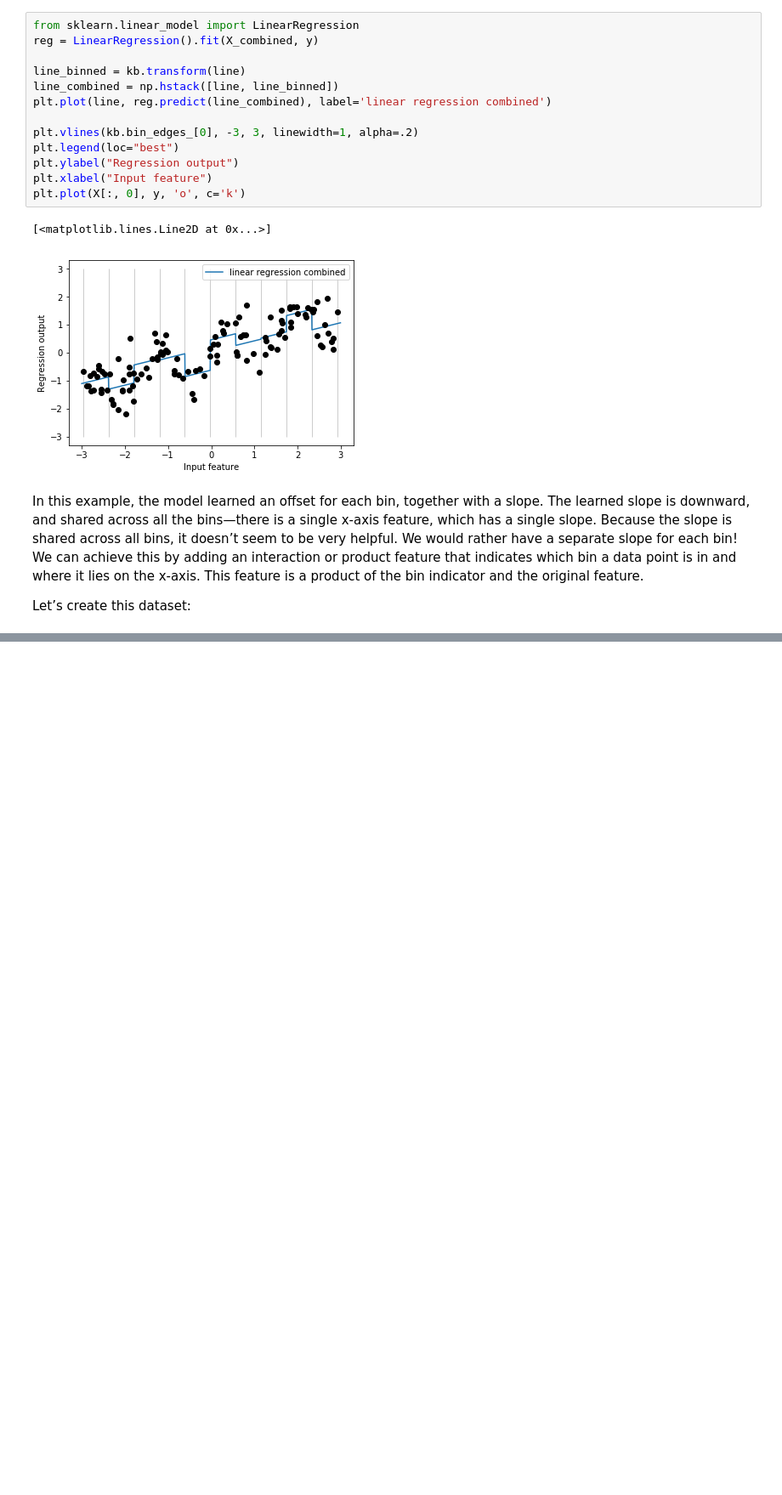
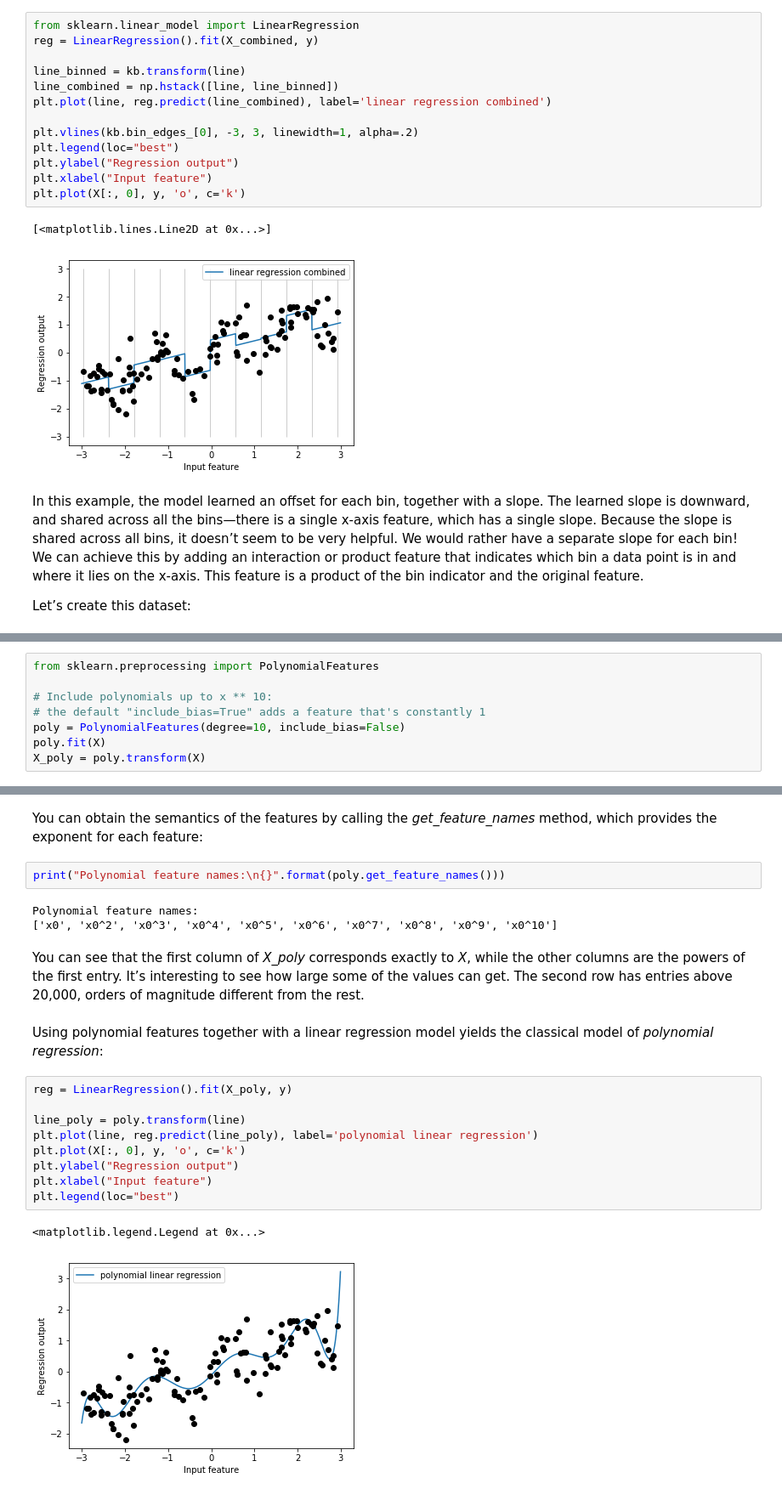
Before and after one commit to carlhinderer/python-ml-intro, a Jupyter notebook: notebooks/04_feature_engineering/d_interactions_and_polynomials.ipynb, the cells around one changed output, grey strips where cells are left out. Shown: that part at 85% size. Cells and saved outputs as stored; diff of their text form; blank space fills up the shorter version.

```diff
--- a/notebooks/04_feature_engineering/d_interactions_and_polynomials.ipynb
+++ b/notebooks/04_feature_engineering/d_interactions_and_polynomials.ipynb
@@ -52,0 +83,8 @@ Let’s create this dataset:
+# %%
+from sklearn.preprocessing import PolynomialFeatures
+
+# Include polynomials up to x ** 10:
+# the default "include_bias=True" adds a feature that's constantly 1
+poly = PolynomialFeatures(degree=10, include_bias=False)
+poly.fit(X)
+X_poly = poly.transform(X)
@@ -52,0 +120,23 @@ Let’s create this dataset:
+# %% [markdown]
+You can obtain the semantics of the features by calling the *get_feature_names* method, which provides the exponent for each feature:
+# %%
+print("Polynomial feature names:\n{}".format(poly.get_feature_names()))
+# %% [output]
+Polynomial feature names:
+['x0', 'x0^2', 'x0^3', 'x0^4', 'x0^5', 'x0^6', 'x0^7', 'x0^8', 'x0^9', 'x0^10']
+# %% [markdown]
+You can see that the first column of *X_poly* corresponds exactly to *X*, while the other columns are the powers of the first entry. It’s interesting to see how large some of the values can get. The second row has entries above 20,000, orders of magnitude different from the rest.
+# %% [markdown]
+Using polynomial features together with a linear regression model yields the classical model of *polynomial regression*:
+# %%
+reg = LinearRegression().fit(X_poly, y)
+
+line_poly = poly.transform(line)
+plt.plot(line, reg.predict(line_poly), label='polynomial linear regression')
+plt.plot(X[:, 0], y, 'o', c='k')
+plt.ylabel("Regression output")
+plt.xlabel("Input feature")
+plt.legend(loc="best")
+# %% [output]
+<matplotlib.legend.Legend at 0x...>
+[figure, added]
```
Also changed, not shown: parts of 9 cells of this notebook.
